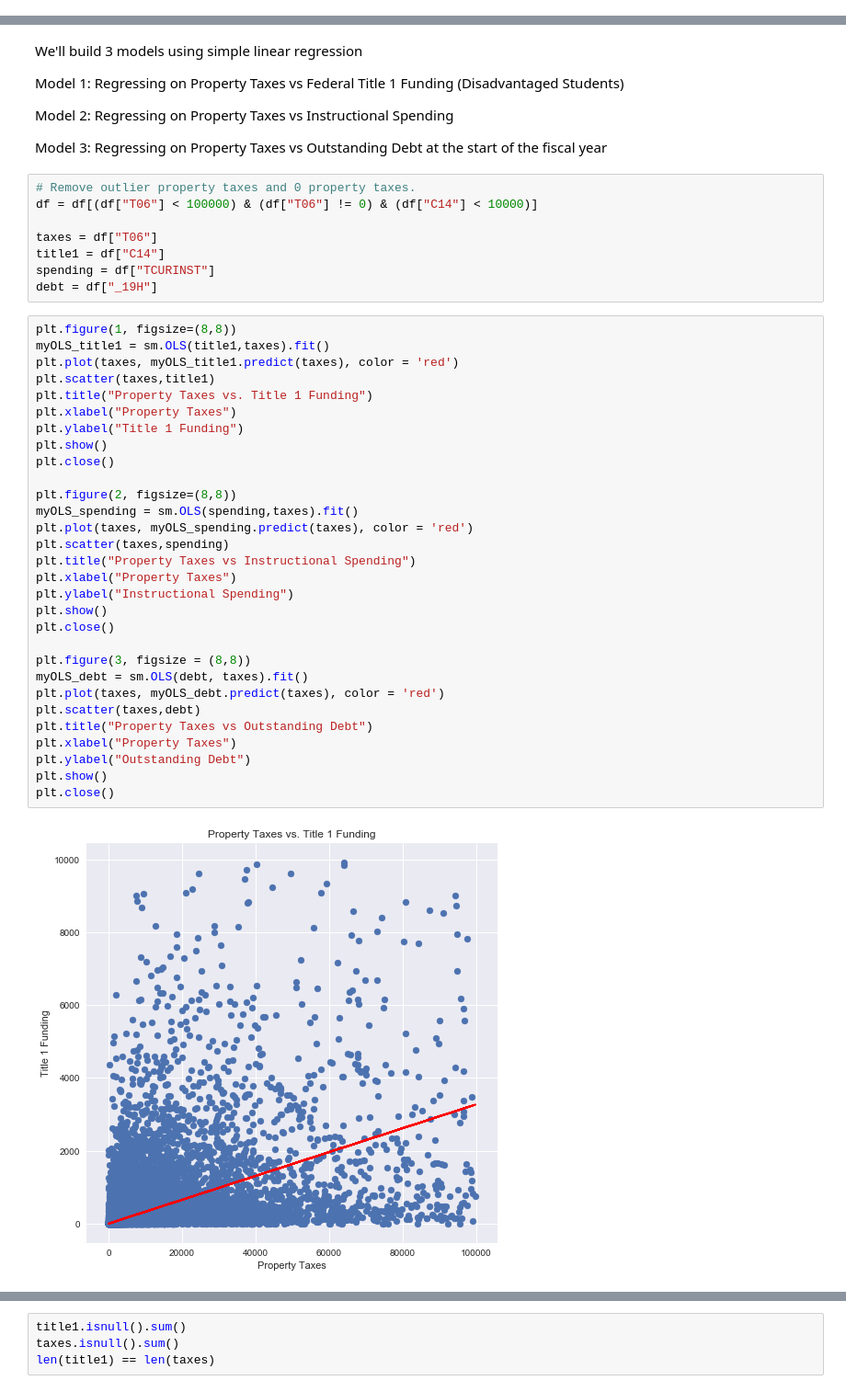
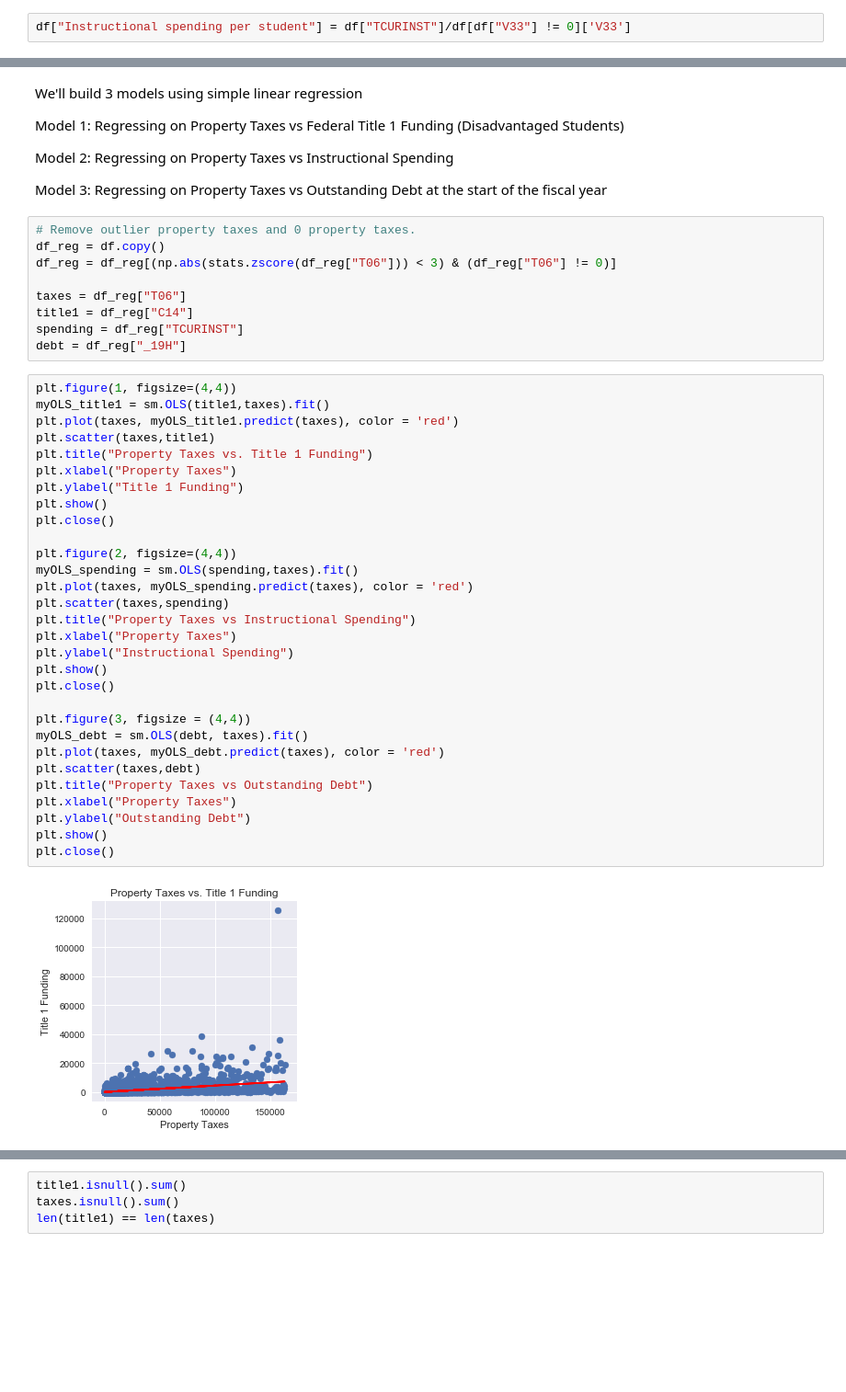
Before and after one commit to ValarDragon/DSD_Project1, a Jupyter notebook: Project_Dev_01-Copy1.ipynb, the cells around one changed output, grey strips where cells are left out. Shown: that part at 92% size. Cells and saved outputs as stored; diff of their text form; blank space fills up the shorter version.

```diff
--- a/Project_Dev_01-Copy1.ipynb
+++ b/Project_Dev_01-Copy1.ipynb
@@ -222,0 +297,2 @@ plt.close()
+# %%
+df["Instructional spending per student"] = df["TCURINST"]/df[df["V33"] != 0]['V33']
@@ -230,41 +328,42 @@ Model 2: Regressing on Property Taxes vs Instructional Spending
 Model 3: Regressing on Property Taxes vs Outstanding Debt at the start of the fiscal year
 # %%
 # Remove outlier property taxes and 0 property taxes.
-df = df[(df["T06"] < 100000) & (df["T06"] != 0) & (df["C14"] < 10000)]
+df_reg = df.copy()
+df_reg = df_reg[(np.abs(stats.zscore(df_reg["T06"])) < 3) & (df_reg["T06"] != 0)]
 
-taxes = df["T06"]
-title1 = df["C14"]
-spending = df["TCURINST"]
-debt = df["_19H"]
+taxes = df_reg["T06"]
+title1 = df_reg["C14"]
+spending = df_reg["TCURINST"]
+debt = df_reg["_19H"]
 # %%
-plt.figure(1, figsize=(8,8))
+plt.figure(1, figsize=(4,4))
 myOLS_title1 = sm.OLS(title1,taxes).fit()
 plt.plot(taxes, myOLS_title1.predict(taxes), color = 'red')
 plt.scatter(taxes,title1)
 plt.title("Property Taxes vs. Title 1 Funding")
 plt.xlabel("Property Taxes")
 plt.ylabel("Title 1 Funding")
 plt.show()
 plt.close()
 
-plt.figure(2, figsize=(8,8))
+plt.figure(2, figsize=(4,4))
 myOLS_spending = sm.OLS(spending,taxes).fit()
 plt.plot(taxes, myOLS_spending.predict(taxes), color = 'red')
 plt.scatter(taxes,spending)
 plt.title("Property Taxes vs Instructional Spending")
 plt.xlabel("Property Taxes")
 plt.ylabel("Instructional Spending")
 plt.show()
 plt.close()
 
-plt.figure(3, figsize = (8,8))
+plt.figure(3, figsize = (4,4))
 myOLS_debt = sm.OLS(debt, taxes).fit()
 plt.plot(taxes, myOLS_debt.predict(taxes), color = 'red')
 plt.scatter(taxes,debt)
 plt.title("Property Taxes vs Outstanding Debt")
 plt.xlabel("Property Taxes")
 plt.ylabel("Outstanding Debt")
 plt.show()
 plt.close()
 # %% [output]
-[figure, old version]
+[figure, new version]
```
Also changed, not shown: parts of 27 cells of this notebook, 1 other file.
